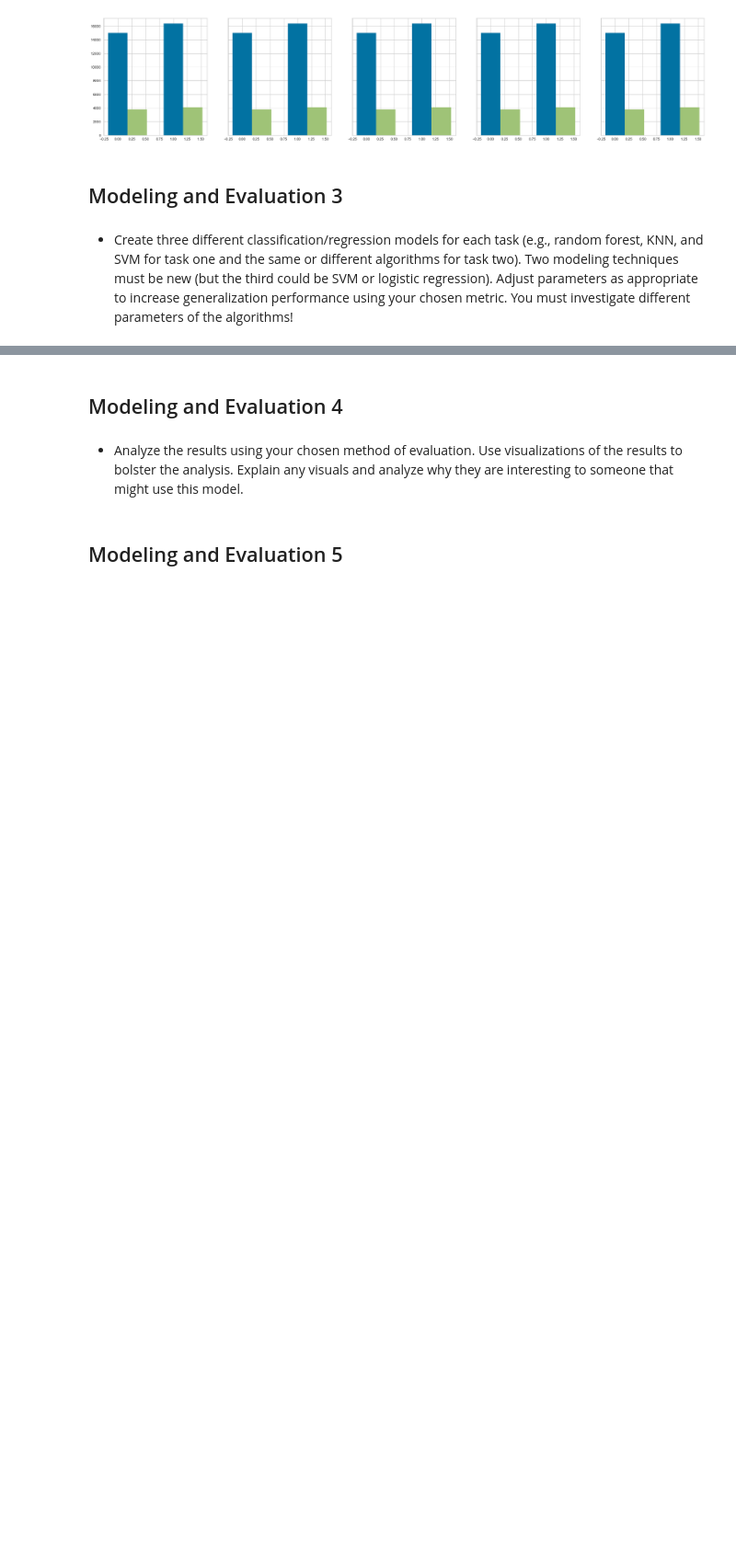
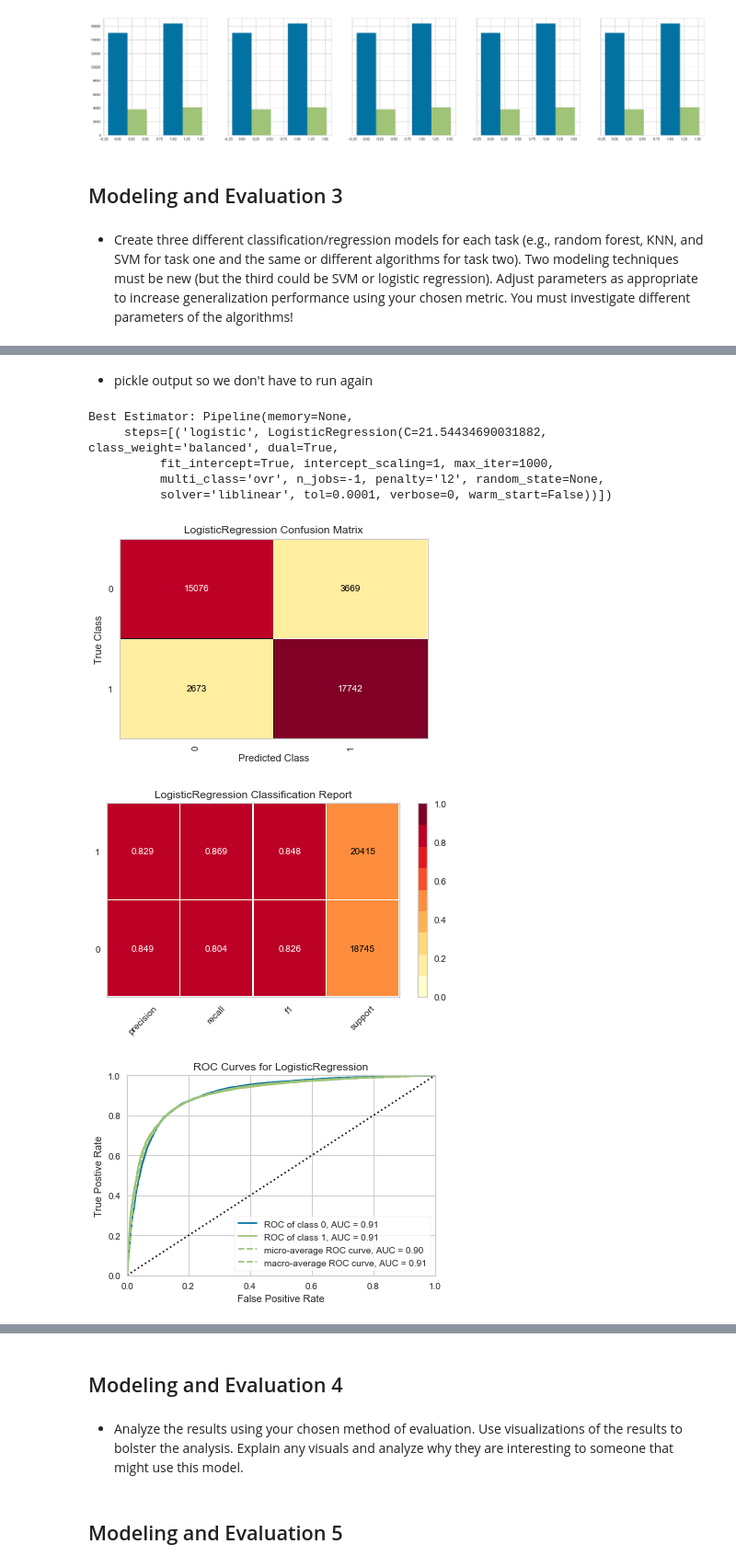
Before and after one commit to fastest-parrot/ml1-lab1, a Jupyter notebook: LAB2 SK.ipynb, the cells around one changed output, grey strips where cells are left out. Shown at 92% size. Cells and saved outputs as stored; diff of their text form; code cells hidden in the pictures; blank space fills up the shorter version.

```diff
--- a/LAB2 SK.ipynb
+++ b/LAB2 SK.ipynb
@@ -304,0 +380,28 @@ for trainidx, testidx in cv.split(features, target):
+# %%
+logistic = LogisticRegression(
+     max_iter=1000
+    ,fit_intercept=True # always fit an intercept term
+    ,n_jobs=-1 # use all processors
+)
+pipe = Pipeline(steps=[('logistic', logistic)])
+
+param_grid = [{
+    'logistic__C': np.logspace(-4, 4, 4),
+    'logistic__class_weight':[None, 'balanced'],
+    'logistic__penalty':['l1', 'l2','elasticnet', 'none'],
+    'logistic__multi_class':['auto', 'ovr', 'multinomial'],
+    'logistic__dual':[True, False],
+    'logistic__solver':['newton-cg', 'lbfgs', 'liblinear', 'sag', 'saga']
+}]
+
+clf = GridSearchCV(pipe
+                   , param_grid=param_grid
+                   , cv=cv
+                   , verbose=True
+                   , n_jobs=-1
+                   , scoring=scoring
+                   , refit='AUC'
+                   , error_score=0.0)
+best_clf = clf.fit(features_xform, target.values.ravel())
+pd.DataFrame(clf.cv_results_)
+pickle.dump(best_clf, open('best_logistic_cross_val_results.p', 'wb'))
@@ -304,0 +436,18 @@ for trainidx, testidx in cv.split(features, target):
+# %% [markdown]
+- pickle output so we don't have to run again
+# %%
+print(f'Best Estimator: {best_clf.best_estimator_}')
+analyze_classifier(best_clf.best_estimator_
+                   , all_train_features
+                   , all_test_features
+                   , all_train_target
+                   , all_test_target)
+# %% [output]
+Best Estimator: Pipeline(memory=None,
+     steps=[('logistic', LogisticRegression(C=21.54434690031882, class_weight='balanced', dual=True,
+          fit_intercept=True, intercept_scaling=1, max_iter=1000,
+          multi_class='ovr', n_jobs=-1, penalty='l2', random_state=None,
+          solver='liblinear', tol=0.0001, verbose=0, warm_start=False))])
+[figure, added]
+[figure, added]
+[figure, added]
```
Also changed, not shown: parts of 20 cells of this notebook, 4 other files.
